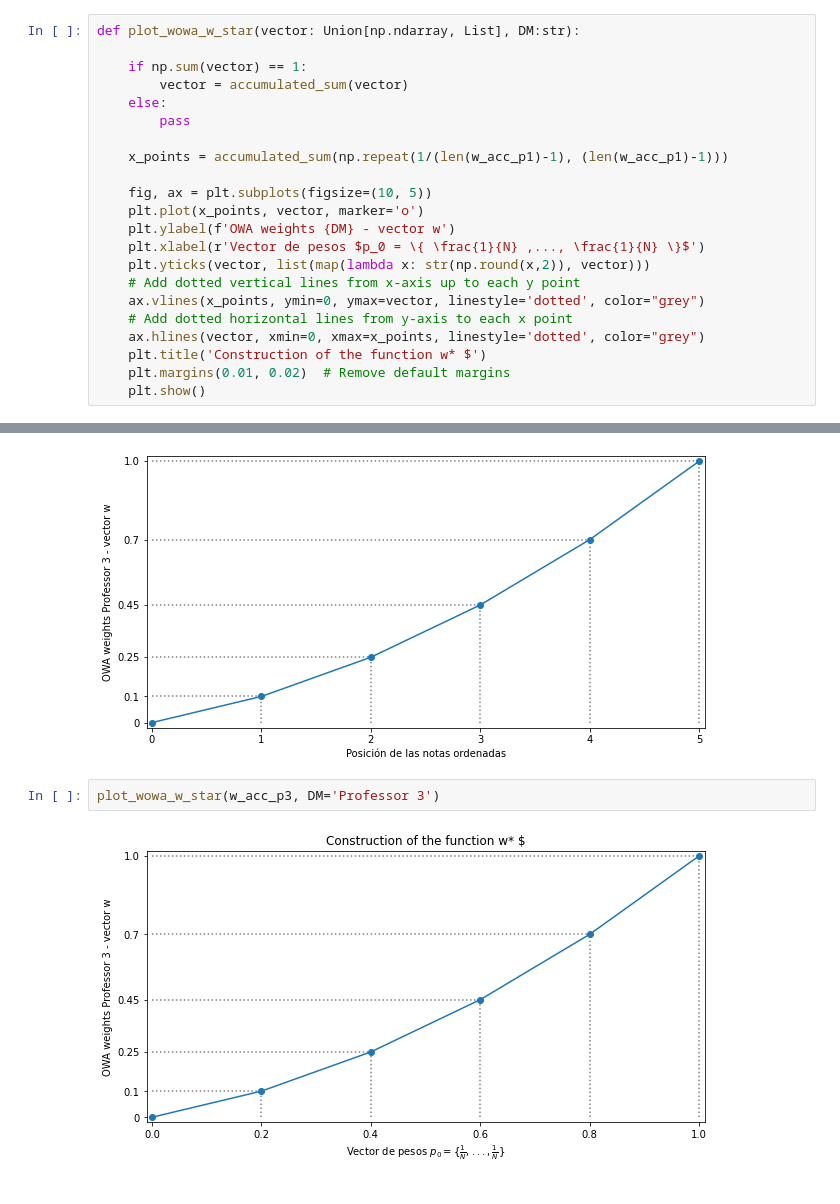
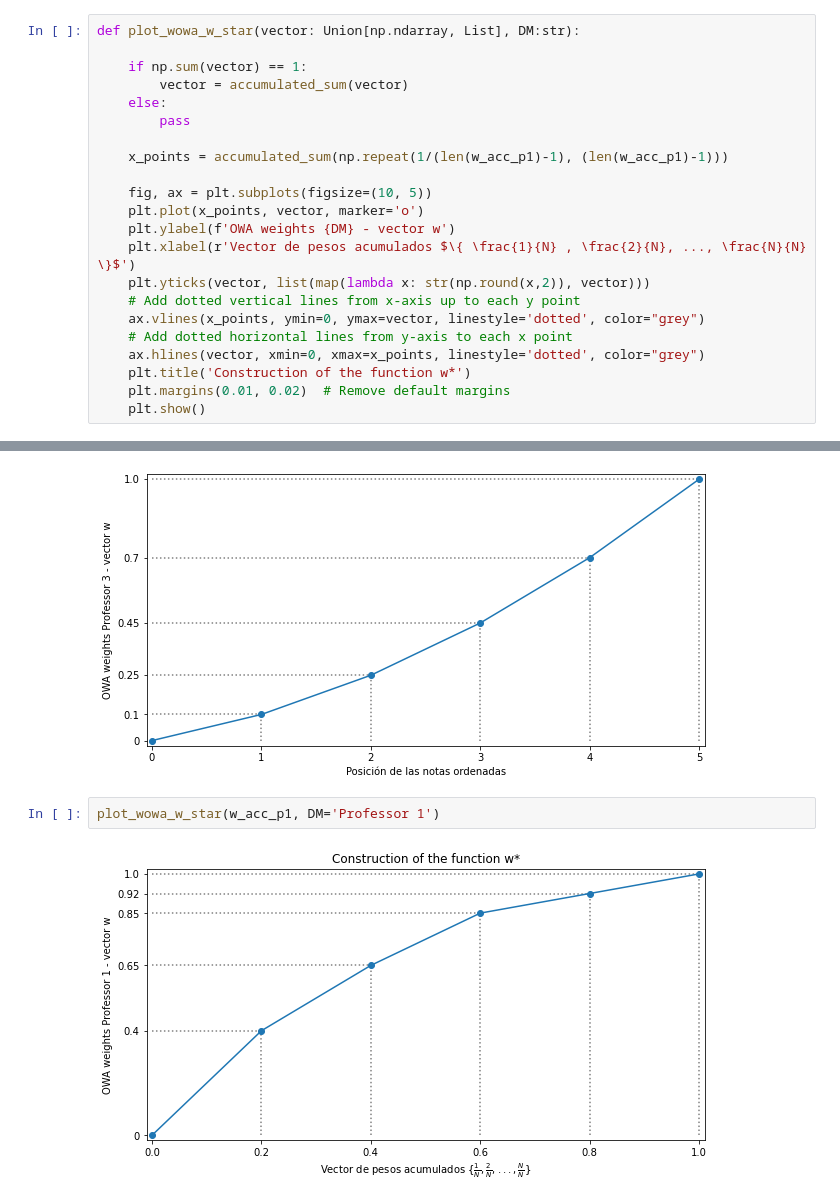
Before and after one commit to frnptr1/FairCOD, a Jupyter notebook: src/main/plot_wa_owa_wowa.ipynb, the cells around one changed output, grey strips where cells are left out. Cells and saved outputs as stored; diff of their text form.

Commit message:
added a complete version of function for plotting WOWA weights calculation

```diff
--- a/src/main/plot_wa_owa_wowa.ipynb
+++ b/src/main/plot_wa_owa_wowa.ipynb
@@ -63,13 +112,13 @@ def plot_wowa_w_star(vector: Union[np.ndarray, List], DM:str):
     fig, ax = plt.subplots(figsize=(10, 5))
     plt.plot(x_points, vector, marker='o')
     plt.ylabel(f'OWA weights {DM} - vector w')
-    plt.xlabel(r'Vector de pesos $p_0 = \{ \frac{1}{N} ,..., \frac{1}{N} \}$')
+    plt.xlabel(r'Vector de pesos acumulados $\{ \frac{1}{N} , \frac{2}{N}, ..., \frac{N}{N} \}$')
     plt.yticks(vector, list(map(lambda x: str(np.round(x,2)), vector)))
     # Add dotted vertical lines from x-axis up to each y point
     ax.vlines(x_points, ymin=0, ymax=vector, linestyle='dotted', color="grey")
     # Add dotted horizontal lines from y-axis to each x point
     ax.hlines(vector, xmin=0, xmax=x_points, linestyle='dotted', color="grey")
-    plt.title('Construction of the function w* $')
+    plt.title('Construction of the function w*')
     plt.margins(0.01, 0.02)  # Remove default margins
     plt.show()
 # %%
@@ -85,6 +134,6 @@ plot_owa(w_acc_p3, DM='Professor 3')
 # %% [output]
 [figure]
 # %%
-plot_wowa_w_star(w_acc_p3, DM='Professor 3')
+plot_wowa_w_star(w_acc_p1, DM='Professor 1')
 # %% [output]
-[figure, old version]
+[figure, new version]
```
Also changed, not shown: parts of 13 cells of this notebook.
